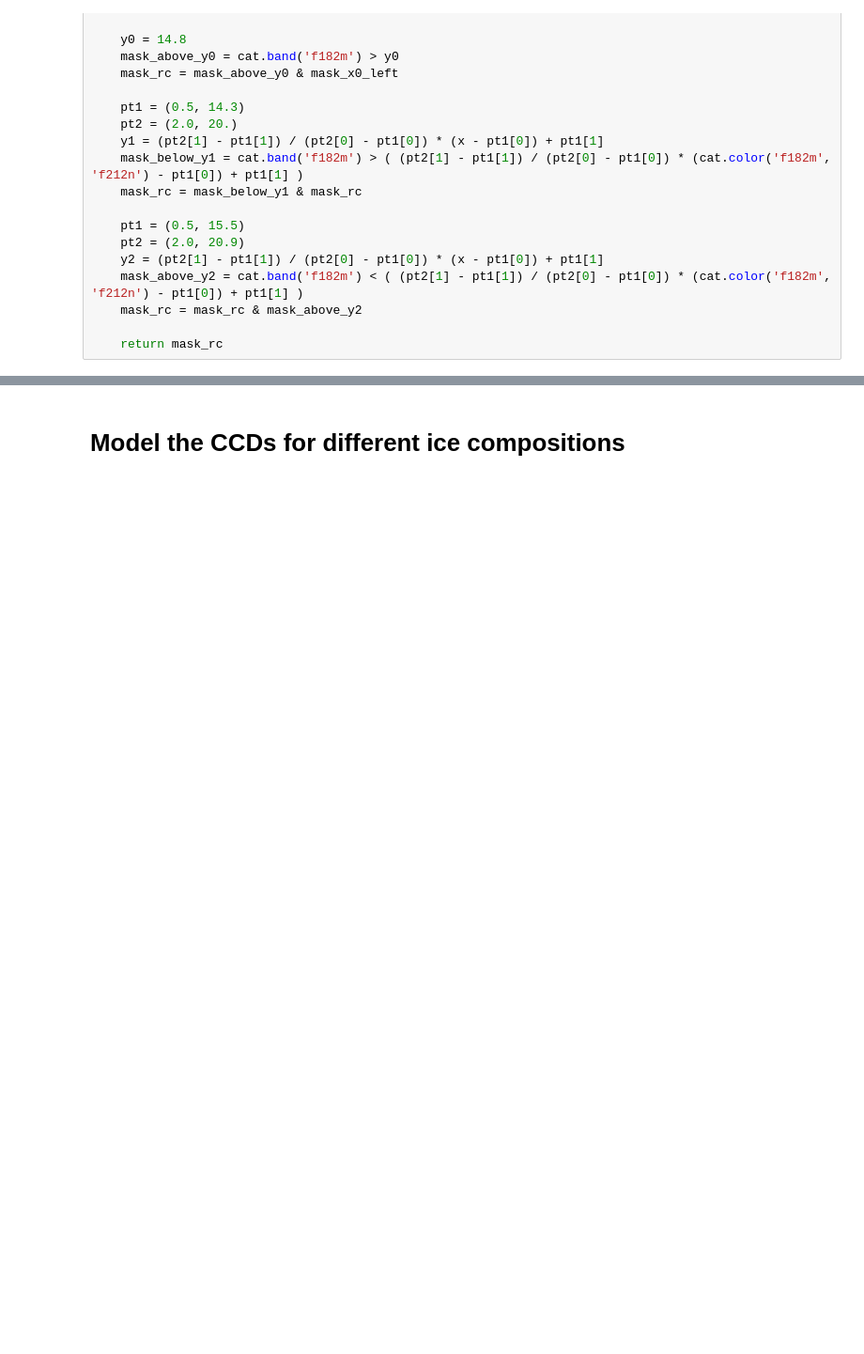
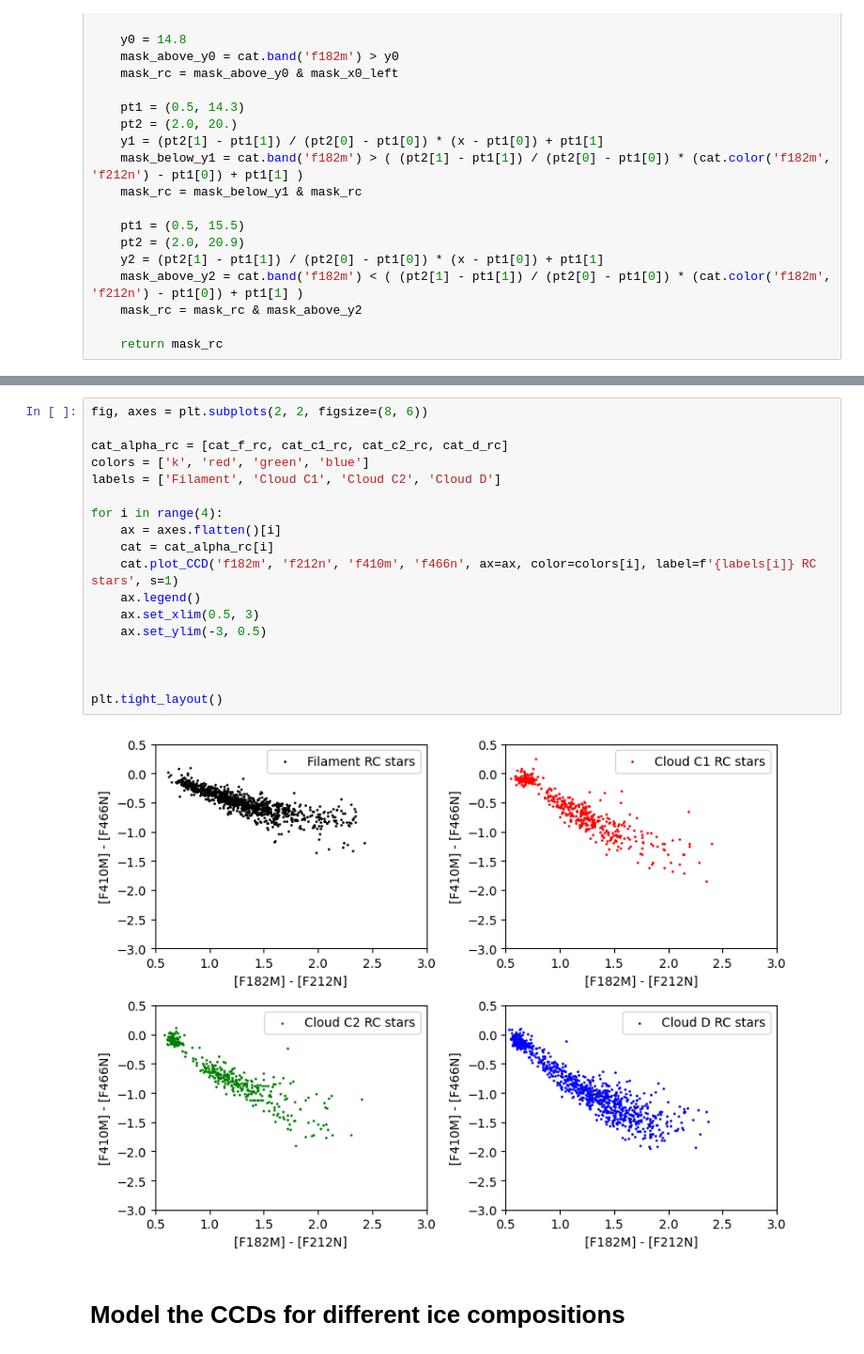
Before and after one commit to SpacialTree/dustridge-cd, a Jupyter notebook: notebooks/icemodel_analysis.ipynb, the cells around one changed output, grey strips where cells are left out. Shown at 94% size. Drawn from its saved outputs; the diff is of its cells as text; blank space fills up the shorter version.

```diff
--- a/notebooks/icemodel_analysis.ipynb
+++ b/notebooks/icemodel_analysis.ipynb
@@ -48,2 +161,22 @@ def get_rc_sel_mask(cat):
+# %%
+fig, axes = plt.subplots(2, 2, figsize=(8, 6))
+
+cat_alpha_rc = [cat_f_rc, cat_c1_rc, cat_c2_rc, cat_d_rc]
+colors = ['k', 'red', 'green', 'blue']
+labels = ['Filament', 'Cloud C1', 'Cloud C2', 'Cloud D']
+
+for i in range(4):
+    ax = axes.flatten()[i]
+    cat = cat_alpha_rc[i]
+    cat.plot_CCD('f182m', 'f212n', 'f410m', 'f466n', ax=ax, color=colors[i], label=f'{labels[i]} RC stars', s=1)
+    ax.legend()
+    ax.set_xlim(0.5, 3)
+    ax.set_ylim(-3, 0.5)
+
+
+
+plt.tight_layout()
+# %% [output]
+[figure, added]
 # %% [markdown]
 # Model the CCDs for different ice compositions
```
Also changed, not shown: parts of 44 cells of this notebook.
